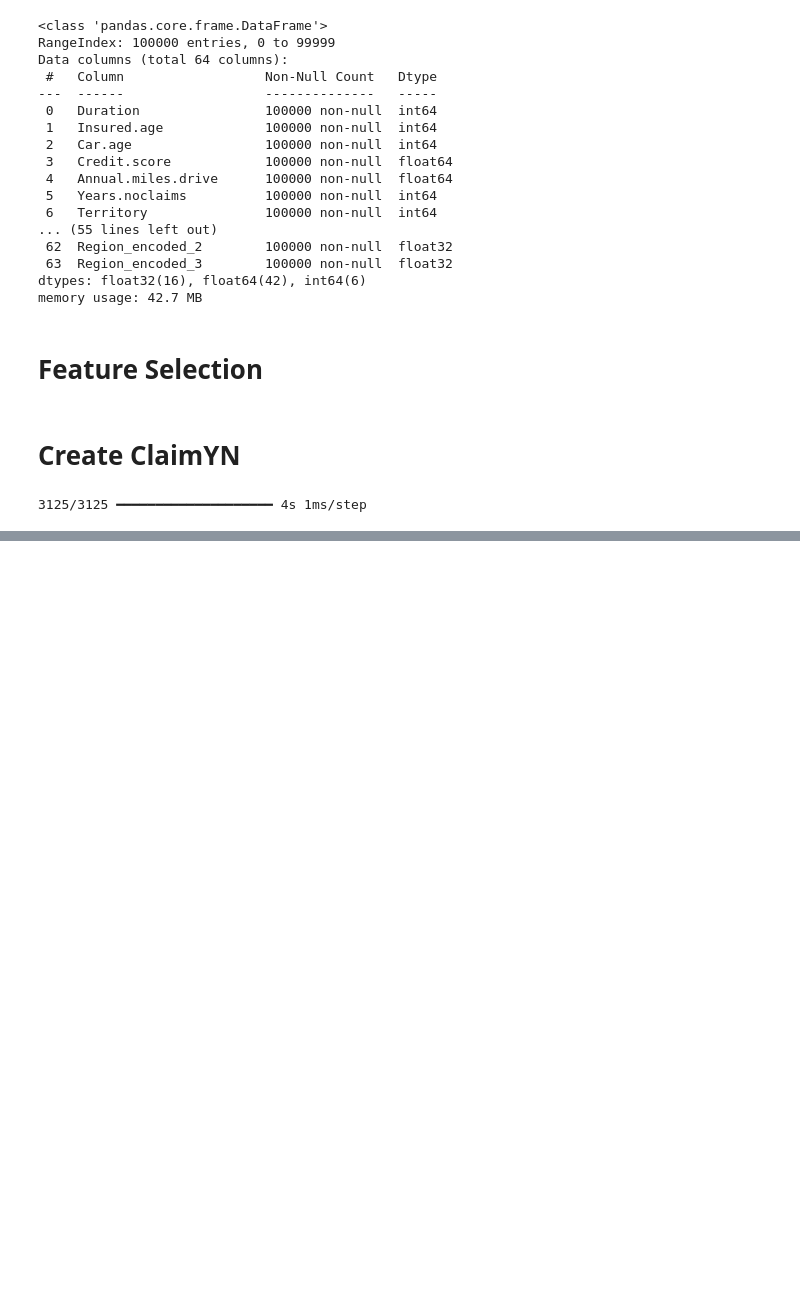
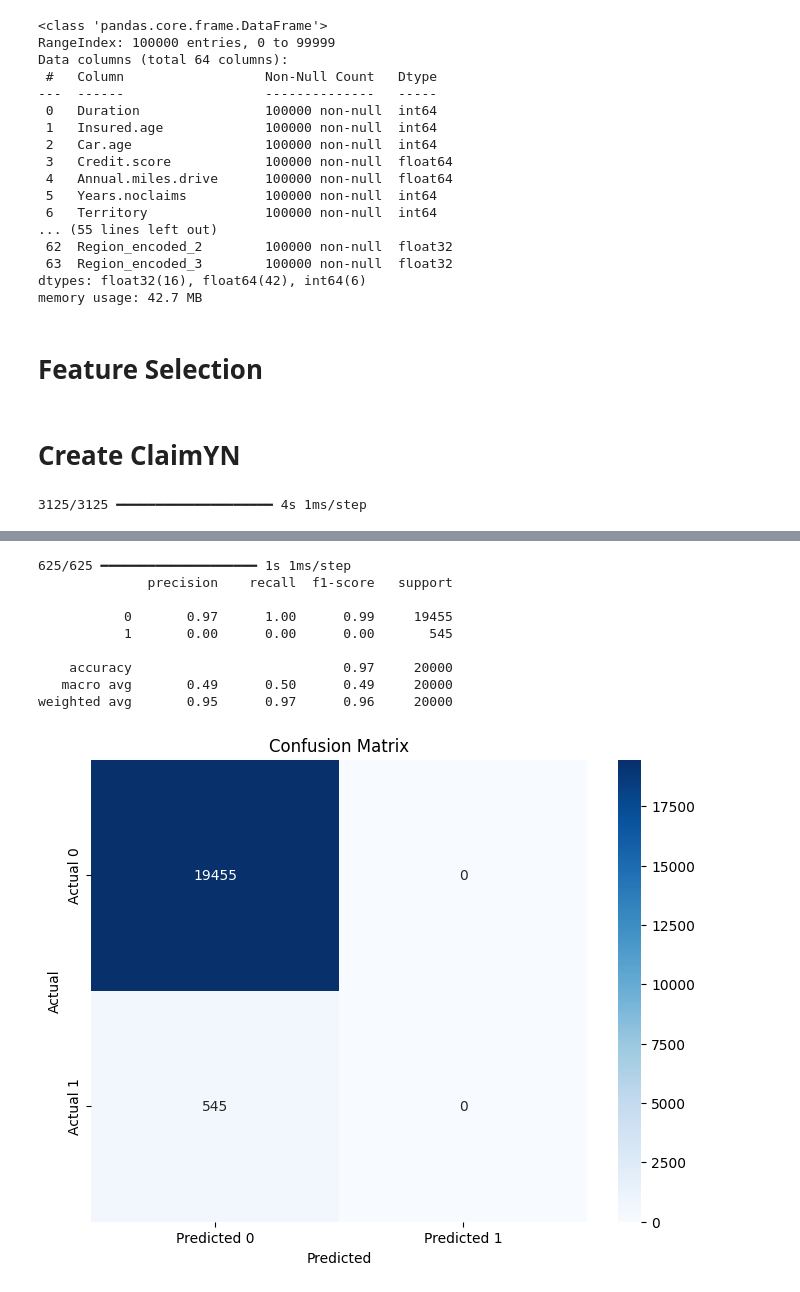
Before and after one commit to fjadidi2001/Insurance, a Jupyter notebook: PredictClaimYN.ipynb, the cells around one changed output, grey strips where cells are left out. Saved outputs shown, nothing was run; the diff lists cells and outputs as text; code cells hidden in the pictures; blank space fills up the shorter version.

```diff
--- a/PredictClaimYN.ipynb
+++ b/PredictClaimYN.ipynb
@@ -516,0 +661,40 @@ X_selected = X[selected_features]
+# %%
+# prompt: classification report of model with better visulize
+
+from sklearn.metrics import classification_report
+from sklearn.metrics import confusion_matrix
+import seaborn as sns
+import matplotlib.pyplot as plt
+
+# Assuming you have y_test and y_pred from your model
+
+y_pred = (model.predict(X_test) > 0.5).astype("int32")
+
+# Generate classification report
+report = classification_report(y_test, y_pred)
+print(report)
+
+
+# Generate confusion matrix
+cm = confusion_matrix(y_test, y_pred)
+
+# Plot confusion matrix with seaborn
+plt.figure(figsize=(8, 6))
+sns.heatmap(cm, annot=True, fmt="d", cmap="Blues",
+            xticklabels=['Predicted 0', 'Predicted 1'],
+            yticklabels=['Actual 0', 'Actual 1'])
+plt.xlabel("Predicted")
+plt.ylabel("Actual")
+plt.title("Confusion Matrix")
+plt.show()
+# %% [output]
+625/625 ━━━━━━━━━━━━━━━━━━━━ 1s 1ms/step
+              precision    recall  f1-score   support
+
+           0       0.97      1.00      0.99     19455
+           1       0.00      0.00      0.00       545
+
+    accuracy                           0.97     20000
+   macro avg       0.49      0.50      0.49     20000
+weighted avg       0.95      0.97      0.96     20000
+[figure, added]
```
Also changed, not shown: parts of 3 cells of this notebook.
